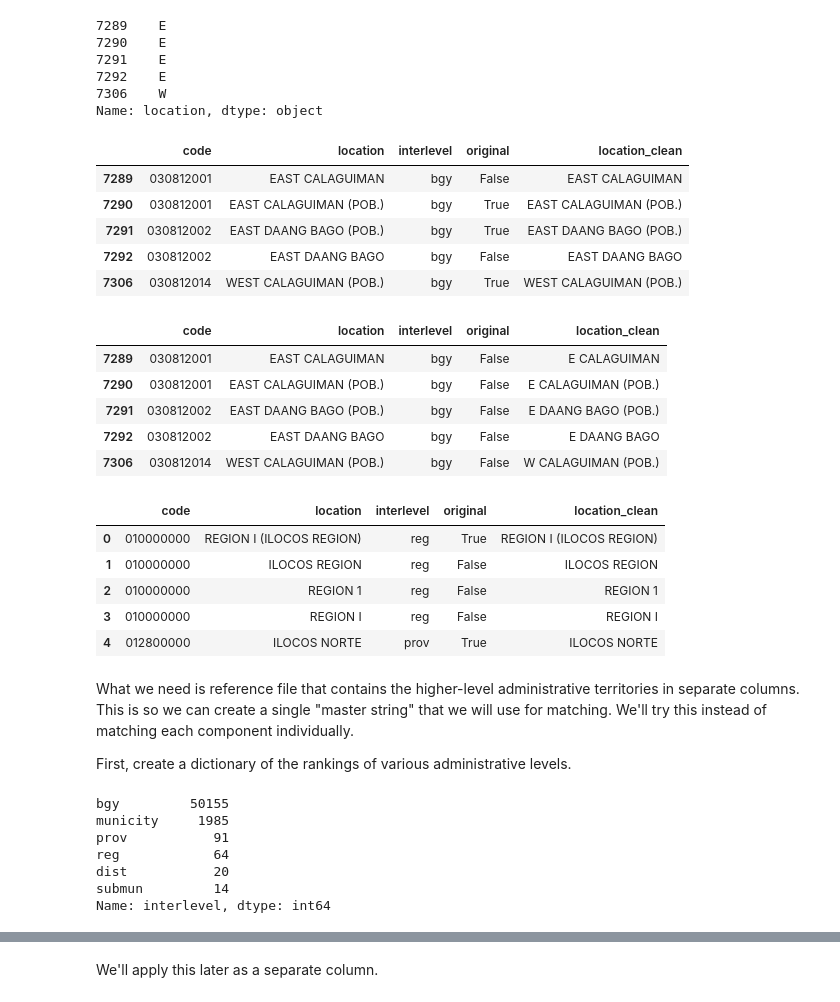
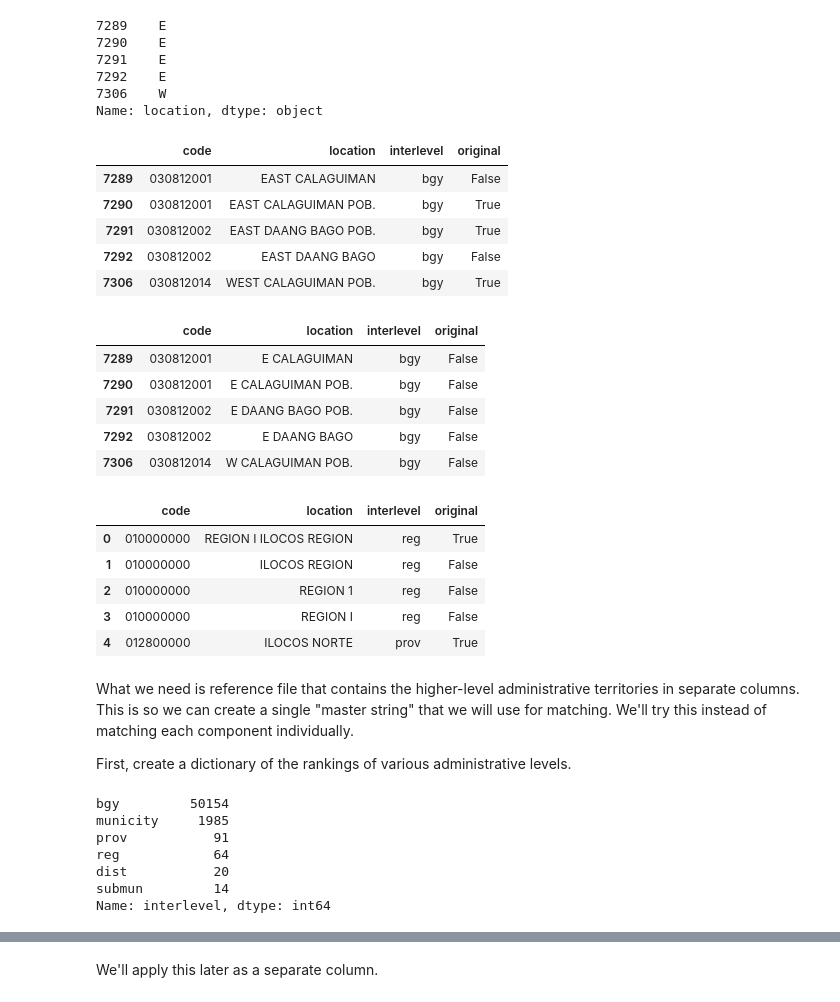
Before and after one commit to thinkingmachines/linksight-2018, a Jupyter notebook: data/Prepare PSGC Reference File.ipynb, the cells around one changed output, grey strips where cells are left out. Cells and saved outputs as stored; diff of their text form; code cells hidden in the pictures.

```diff
--- a/data/Prepare PSGC Reference File.ipynb
+++ b/data/Prepare PSGC Reference File.ipynb
@@ -46,11 +46,14 @@ psgc = psgc[psgc.location.isin(["CAPITAL","NOT A PROVINCE"])==False].reset_index
 #interlevel lower
 psgc.interlevel = psgc.interlevel.str.lower().str.encode("utf-8")
 
-#Clean location column a bit
-psgc['location_clean'] = None
-psgc.location_clean = psgc.location.str.replace("NOT A PROVINCE|CAPITAL|\(|\)|CITY OF|CITY","").str.strip() #remove stop words
-psgc.location_clean = psgc.location.str.replace("BARANGAY","BGY")
-psgc.location_clean = psgc.location.str.replace("POBLACION","POB")
+#Clean location column a bit. but not too much because we'll use this as the "canonical" name
+psgc['location'] = psgc.location.str.replace(r"NOT A PROVINCE|CAPITAL|\(|\)|CITY OF|CITY","").str.strip()
+
+# make another column that will be even more clean hehe
+#psgc['location_clean'] = psgc.location
+#psgc.location_clean = psgc.location_clean.str.replace(r"BARANGAY","BGY")
+#psgc.location_clean = psgc.location_clean.str.replace(r"POBLACION","POB")
+#psgc.location_clean = psgc.location_clean.str.replace("Ñ","N")
 # %%
 nsew = re.compile(r"^NORTH(ERN)? |^SOUTH(ERN)? |^EAST(ERN?)? |^WEST(ERN)? ")
 nsew_locs = psgc[psgc.location.str.contains(nsew)]
@@ -66,33 +69,33 @@ Name: location, dtype: object
 # %%
 nsew_locs.head()
 # %% [output]
-|  | code | location | interlevel | original | location_clean |
-| 7289 | 030812001 | EAST CALAGUIMAN | bgy | False | EAST CALAGUIMAN |
-| 7290 | 030812001 | EAST CALAGUIMAN (POB.) | bgy | True | EAST CALAGUIMAN (POB.) |
-| 7291 | 030812002 | EAST DAANG BAGO (POB.) | bgy | True | EAST DAANG BAGO (POB.) |
-| 7292 | 030812002 | EAST DAANG BAGO | bgy | False | EAST DAANG BAGO |
-| 7306 | 030812014 | WEST CALAGUIMAN (POB.) | bgy | True | WEST CALAGUIMAN (POB.) |
+|  | code | location | interlevel | original |
+| 7289 | 030812001 | EAST CALAGUIMAN | bgy | False |
+| 7290 | 030812001 | EAST CALAGUIMAN POB. | bgy | True |
+| 7291 | 030812002 | EAST DAANG BAGO POB. | bgy | True |
+| 7292 | 030812002 | EAST DAANG BAGO | bgy | False |
+| 7306 | 030812014 | WEST CALAGUIMAN POB. | bgy | True |
 # %%
-nsew_locs.loc[:,'location_clean'] = nsew_abbrev.str.cat(psgc[psgc.location.str.contains(nsew)].location.str.replace("^NORTH(ERN)? |^SOUTH(ERN)? |^EAST(ERN?)? |^WEST(ERN)? ","").str.strip(),sep=" ")
+nsew_locs.loc[:,'location'] = nsew_abbrev.str.cat(psgc[psgc.location.str.contains(nsew)].location.str.replace("^NORTH(ERN)? |^SOUTH(ERN)? |^EAST(ERN?)? |^WEST(ERN)? ","").str.strip(),sep=" ")
 nsew_locs.loc[:,"original"] = False
 nsew_locs.head()
 # %% [output]
-|  | code | location | interlevel | original | location_clean |
-| 7289 | 030812001 | EAST CALAGUIMAN | bgy | False | E CALAGUIMAN |
-| 7290 | 030812001 | EAST CALAGUIMAN (POB.) | bgy | False | E CALAGUIMAN (POB.) |
-| 7291 | 030812002 | EAST DAANG BAGO (POB.) | bgy | False | E DAANG BAGO (POB.) |
-| 7292 | 030812002 | EAST DAANG BAGO | bgy | False | E DAANG BAGO |
-| 7306 | 030812014 | WEST CALAGUIMAN (POB.) | bgy | False | W CALAGUIMAN (POB.) |
+|  | code | location | interlevel | original |
+| 7289 | 030812001 | E CALAGUIMAN | bgy | False |
+| 7290 | 030812001 | E CALAGUIMAN POB. | bgy | False |
+| 7291 | 030812002 | E DAANG BAGO POB. | bgy | False |
+| 7292 | 030812002 | E DAANG BAGO | bgy | False |
+| 7306 | 030812014 | W CALAGUIMAN POB. | bgy | False |
 # %%
 psgc = pd.concat([psgc, nsew_locs],ignore_index=True)
 psgc.head()
 # %% [output]
-|  | code | location | interlevel | original | location_clean |
-| 0 | 010000000 | REGION I (ILOCOS REGION) | reg | True | REGION I (ILOCOS REGION) |
-| 1 | 010000000 | ILOCOS REGION | reg | False | ILOCOS REGION |
-| 2 | 010000000 | REGION 1 | reg | False | REGION 1 |
-| 3 | 010000000 | REGION I | reg | False | REGION I |
-| 4 | 012800000 | ILOCOS NORTE | prov | True | ILOCOS NORTE |
+|  | code | location | interlevel | original |
+| 0 | 010000000 | REGION I ILOCOS REGION | reg | True |
+| 1 | 010000000 | ILOCOS REGION | reg | False |
+| 2 | 010000000 | REGION 1 | reg | False |
+| 3 | 010000000 | REGION I | reg | False |
+| 4 | 012800000 | ILOCOS NORTE | prov | True |
 # %%
 #fill interlevels for isabela, cotabato
 
@@ -110,7 +113,7 @@ psgc['adm_rank'] = psgc.interlevel.map(adm_rank)
 psgc.interlevel = psgc.interlevel.replace({"mun":"municity","city":"municity"})
 psgc.interlevel.value_counts()
 # %% [output]
-bgy         50155
+bgy         50154
 municity     1985
 prov           91
 reg            64
```
Also changed, not shown: parts of 23 cells of this notebook, 2 other files.
